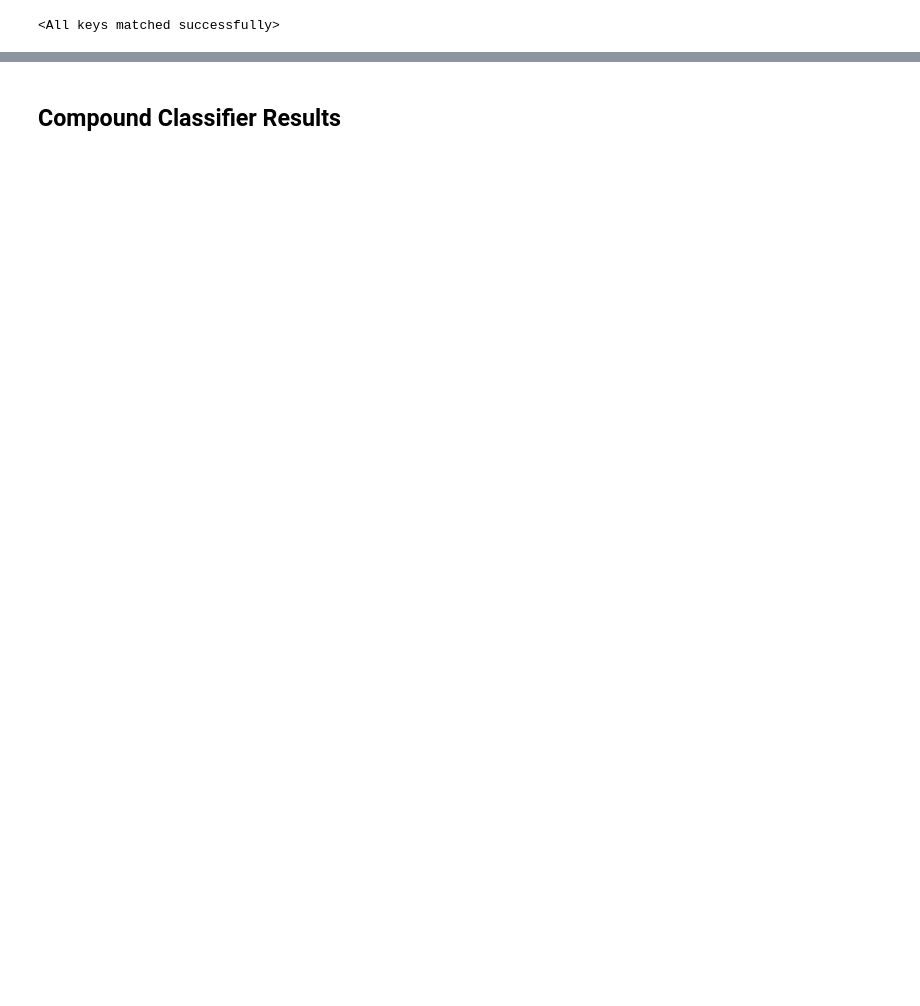
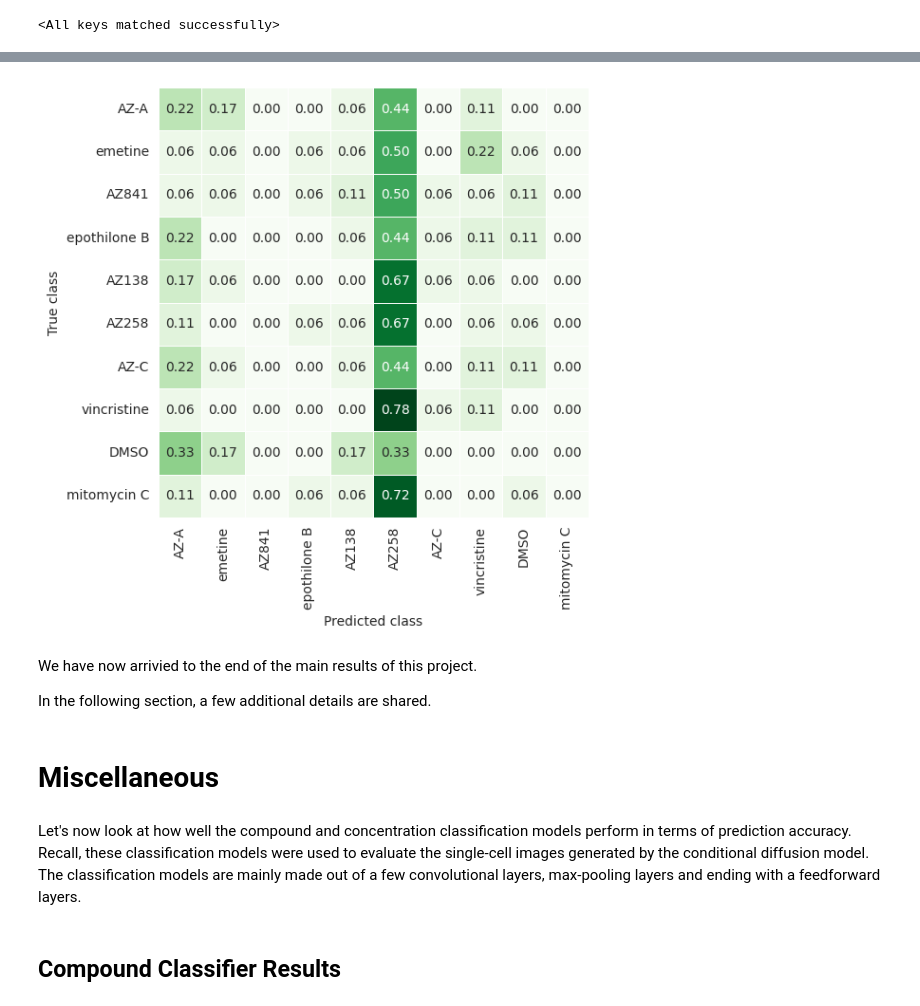
Before and after one commit to RasmusML/DiffCell, a Jupyter notebook: playground.ipynb, the cells around one changed output, grey strips where cells are left out. Cells and saved outputs as stored; diff of their text form; code cells hidden in the pictures; blank space fills up the shorter version.

Commit message:
add confusion matrix

```diff
--- a/playground.ipynb
+++ b/playground.ipynb
@@ -160,8 +160,8 @@ Actually, we have already trained a conditional diffusion model. Let's load it a
 # %%
 treatments_to_sample = [("DMSO", 0), ("epothilone B", 0.3), ("AZ841", 1)] # (compound, concentration)
 # %%
-compound_types = list(set([treatment[0] for treatment in whitelist]))
-concentration_types = list(set([treatment[1] for treatment in whitelist]))
+compound_types = extract_compound_types(whitelist)
+concentration_types = extract_concentration_types(whitelist)
 
 compound_to_id, _ = get_label_mappings(compound_types)
 concentration_to_id, _ = get_label_mappings(concentration_types)
@@ -204,5 +204,3 @@ Now it's time to evaluate the generated images. We will use some pre-generated i
 path = "./results/DDPM_Conditional/sampling/"
 sample_metadata = load_dict(os.path.join(path, "metadata.pkl"))
 sample_images = torch.tensor(np.load(os.path.join(path, "images.npy"))).float()
-# %%
-compound_to_id, _ = get_label_mappings(compound_types)
@@ -215,6 +217,7 @@ compound_model.load_state_dict(torch.load("./results/Compound_Classifier/weights
 # %% [output]
 <All keys matched successfully>
 # %%
-pred_compound = compound_model(sample_images)
-pred_compound = pred_compound.max(1)[1]
+compound_model.eval()
+pred_compounds = compound_model(sample_images)
+pred_compounds = pred_compounds.max(1)[1]
 # %%
@@ -225,3 +228,40 @@ accuracy
+# %%
+def normalize(matrix, axis):
+    axis = {'true': 1, 'pred': 0}[axis]
+    return matrix / matrix.sum(axis=axis, keepdims=True)
+
+confusion_matrix = compute_confusion_matrix(target_compounds, pred_compound)
+
+x_labels = compound_types
+y_labels = x_labels
+plt.figure(figsize=(6, 6))
+sns.heatmap(
+    ax=plt.gca(),
+    data=normalize(confusion_matrix, 'true'),
+    annot=True,
+    linewidths=0.5,
+    cmap="Greens",
+    cbar=False,
+    fmt=".2f",
+    xticklabels=x_labels,
+    yticklabels=y_labels,
+)
+plt.xticks(rotation=90)
+plt.yticks(rotation=0)
+plt.ylabel("True class")
+plt.xlabel("Predicted class")
+plt.tight_layout()
+plt.show()
+# %% [output]
+[figure, added]
+# %% [markdown]
+We have now arrivied to the end of the main results of this project.
+
+In the following section, a few additional details are shared.
+# %% [markdown]
+# Miscellaneous
+# %% [markdown]
+Let's now look at how well the compound and concentration classification models perform in terms of prediction accuracy. Recall, these classification models were used to evaluate the single-cell images generated by the conditional diffusion model. The classification models are mainly made out of a few convolutional layers, max-pooling layers and ending with a feedforward layers.
 # %% [markdown]
 ## Compound Classifier Results
 # %%
```
Also changed, not shown: parts of 11 cells of this notebook, 6 other files.
